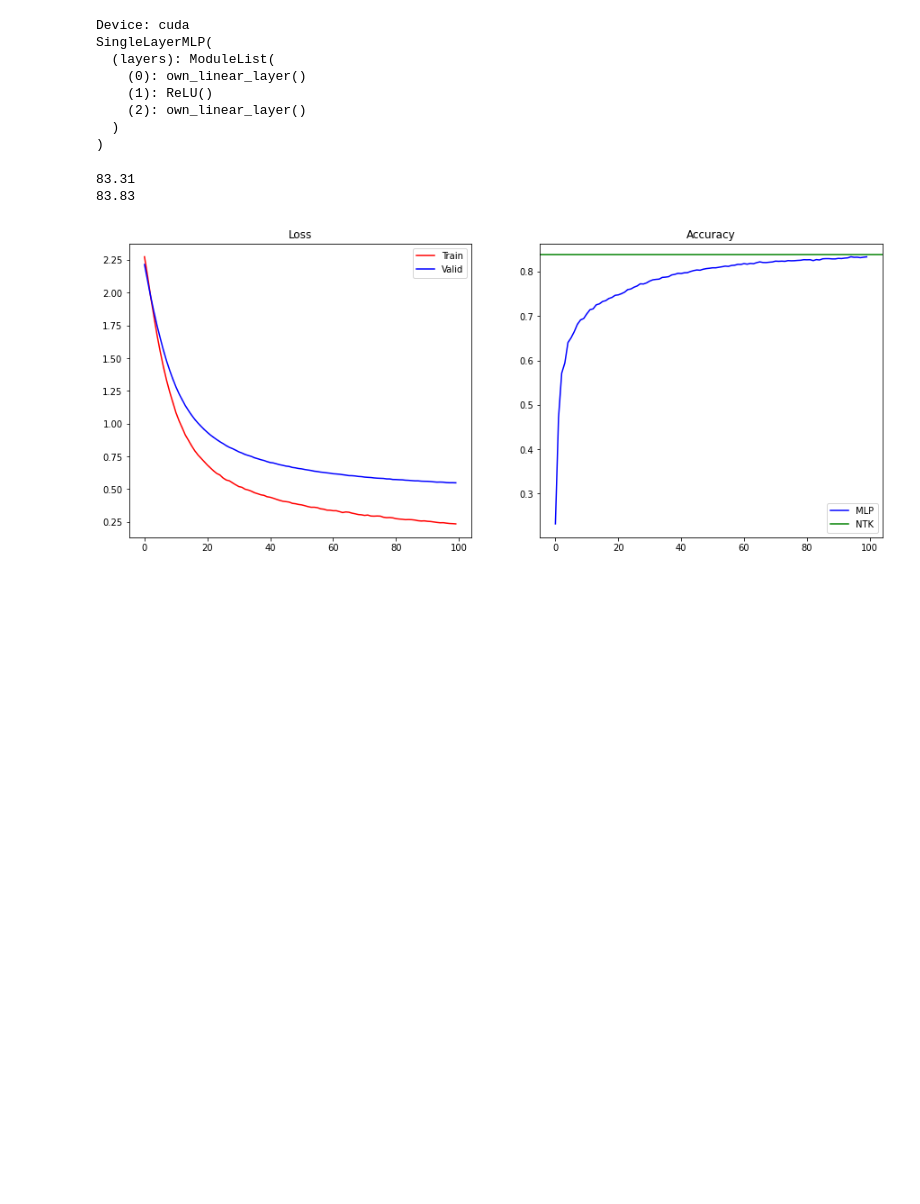
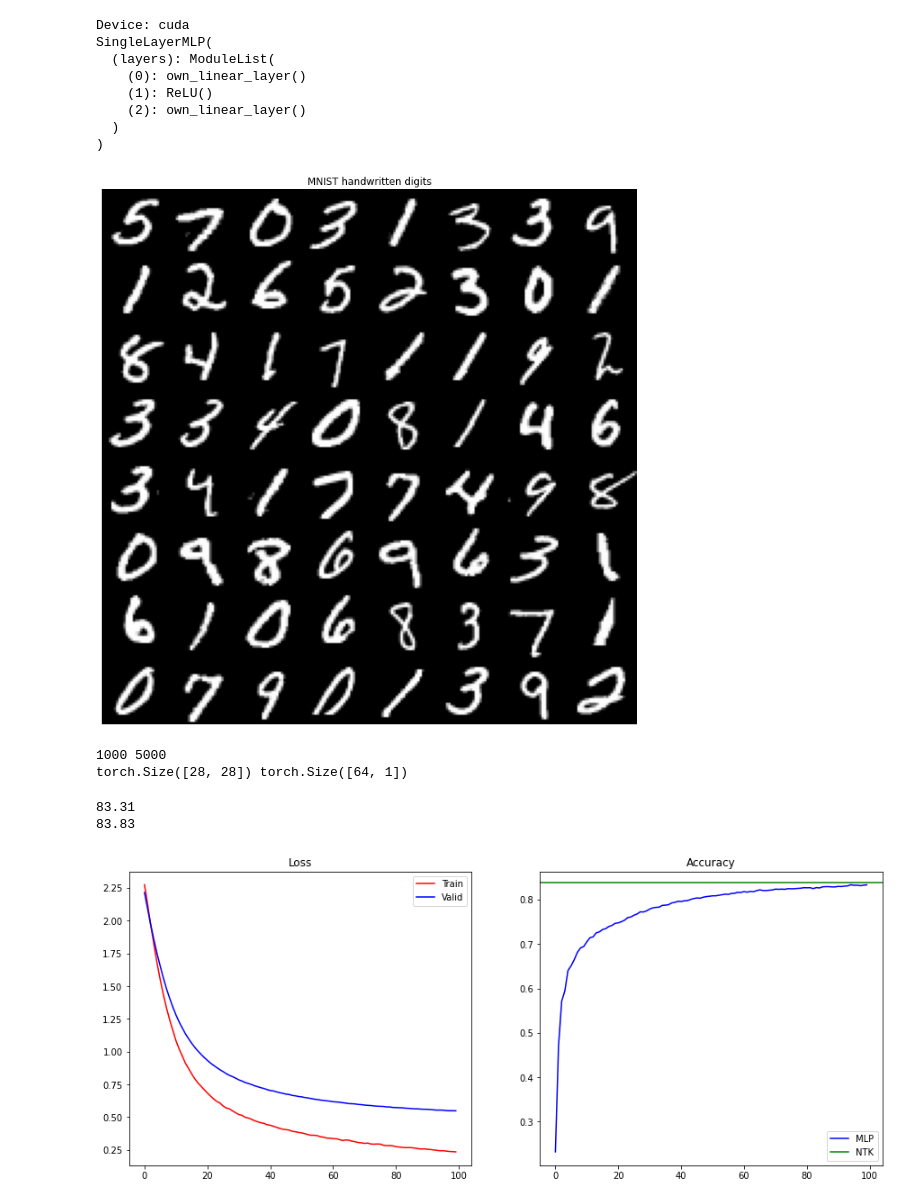
Before and after one commit to RaixSplitter/02456-deep-learning-project, a Jupyter notebook: src/code.ipynb, the cells around one changed output. Saved outputs shown, nothing was run; the diff lists cells and outputs as text; code cells hidden in the pictures; blank space fills up the shorter version.

```diff
--- a/src/code.ipynb
+++ b/src/code.ipynb
@@ -354,46 +354,50 @@ test_loader  = DataLoader([( test_set.data[i].float()/255,  test_set.targets[i,N
 
 # test_la = test_set.targets[test_set.targets == 0][:test_label_size]
 # test_lb = test_set.targets[test_set.targets == 1][:test_label_size]
 # test_la[:] = 0
 # test_lb[:] = 1
 
 # x_test = torch.cat((test_ta,test_tb))
 # y_test = torch.cat((test_la,test_lb))
 
 # train_loader = DataLoader([(x_train[i].float()/255, y_train[i, None]) for i in range(train_label_size)], batch_size=batch_size, shuffle=True, num_workers=0, drop_last=False)
 # test_loader  = DataLoader([(x_test[i].float()/255,  y_test[i, None])  for i in range(test_label_size)], batch_size=batch_size, shuffle=False, num_workers=0, drop_last=True)
 #--- Limit for testing ---
 
 # plot a few MNIST examples
 idx, dim, classes = 0, 28, 10
 images, labels = next(iter(train_loader))
 img = images.detach().cpu()
 
 # # create empty canvas
-# canvas = np.zeros((dim*2, 8*dim))
+canvas = np.zeros((dim*8, 8*dim))
 
-# # fill with tensors
-# for i in range(2):
-#     for j in range(8):
-#         canvas[i*dim:(i+1)*dim, j*dim:(j+1)*dim] = img[idx].reshape((dim, dim))
-#         idx += 1
+# fill with tensors
+for i in range(8):
+    for j in range(8):
+        canvas[i*dim:(i+1)*dim, j*dim:(j+1)*dim] = img[idx].reshape((dim, dim))
+        idx += 1
 
 # # visualize matrix of tensors as gray scale image
-# plt.figure(figsize=(4, 4))
-# plt.axis('off')
-# plt.imshow(canvas, cmap='gray')
-# plt.title('MNIST handwritten digits')
-# plt.show()
-# print(len(train_loader.dataset),len(test_loader.dataset))
-# print(images[0].size(),labels.size())
+plt.figure(figsize=(12, 12))
+plt.axis('off')
+plt.imshow(canvas, cmap='gray')
+plt.title('MNIST handwritten digits')
+plt.show()
+print(len(train_loader.dataset),len(test_loader.dataset))
+print(images[0].size(),labels.size())
 
 # fig,ax = plt.subplots(2,8,figsize=(20,6))
 # ax = ax.flat
 # for i in range(len(ax)):
 #     ax[i].imshow(img[i], cmap="gray")
 #     ax[i].set_title(labels[i].item())
 #     ax[i].axis("off")
 # plt.show()
+# %% [output]
+[figure, added]
+1000 5000
+torch.Size([28, 28]) torch.Size([64, 1])
 # %%
 epochs = 100
 # Train network to compare decision boundaries
```
Also changed, not shown: 37 other files.
